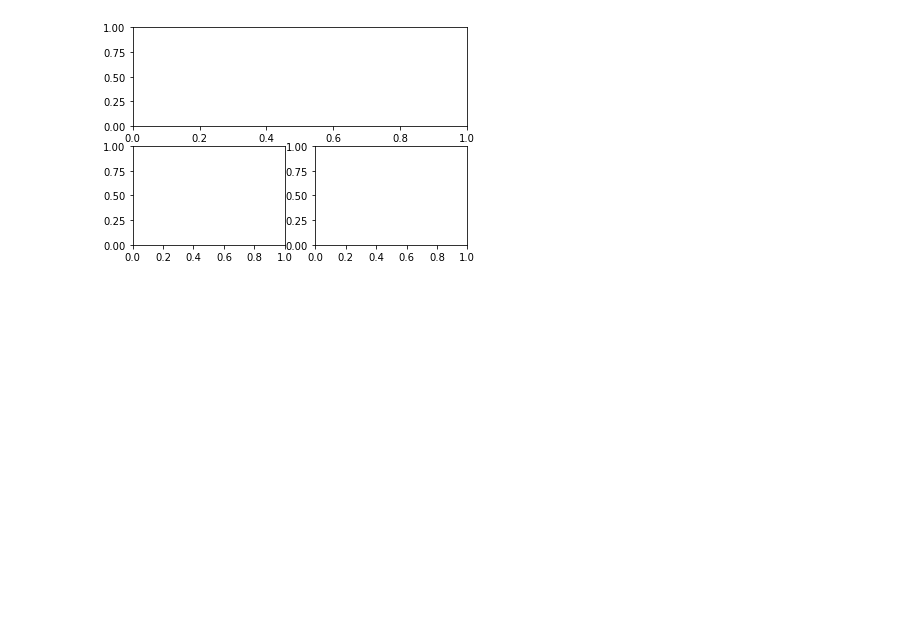
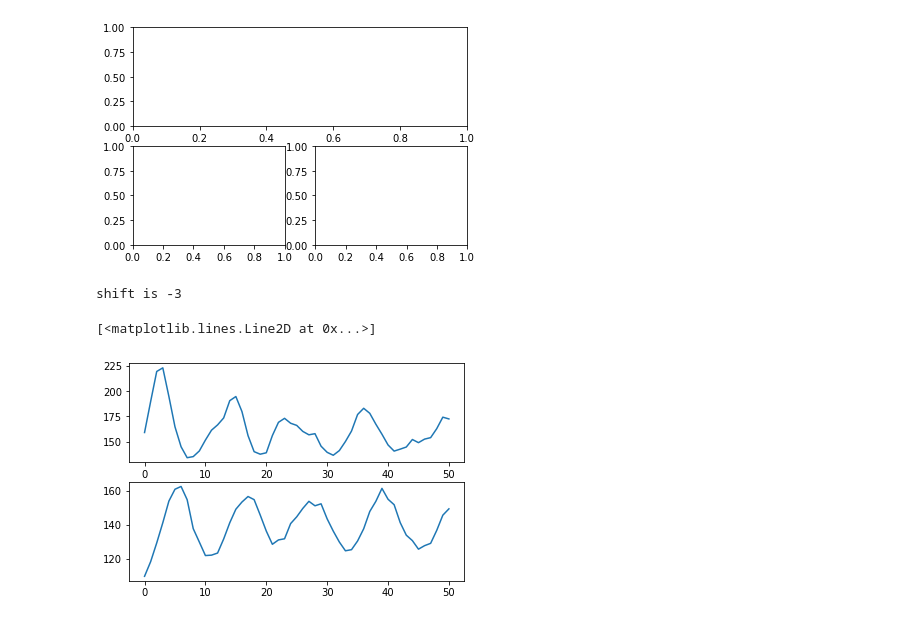
Before and after one commit to zacswider/waveAnalysis, a Jupyter notebook: 2-channel/testing.ipynb, the cells around one changed output. Drawn from its saved outputs; the diff is of its cells as text; code cells hidden in the pictures; blank space fills up the shorter version.

```diff
--- a/2-channel/testing.ipynb
+++ b/2-channel/testing.ipynb
@@ -217,3 +217,47 @@ mylist.append(fig2)
 # %%
 myfig = mylist[0]
 plt.show()
+# %%
+import scipy.signal as sig
+import matplotlib.pyplot as plt
+import numpy as np
+
+# method 1
+def findCCF(signal1, signal2):        #accepts a single array (one) channels), which will be correlated to it
+    assert len(signal1) == len(signal2), "input arrays must be the same size"
+    npts = signal1.shape[0]                                 #number of points is the depth of the 0 axis, which is the number of frames in the image
+    ccov = np.correlate(signal1 - signal1.mean(), signal2 - signal2.mean(), mode='full')    #compute full autocorrelation
+    ccor = ccov / (npts * signal1.std() * signal2.std())    #normalizes the crosscorr from -1 to +1
+    peaks, dict = sig.find_peaks(ccor)                      #ndarray with location of local maxima using scipy.signal.find_peaks
+    peaksDiff = abs(peaks - ccor.shape[0]//2)               #ndarray with the absolute difference between each peak and the middle value of the ccor array
+    delay = np.argmin(peaksDiff)                            #numpy.int64 reporting difference between the first peak and zero
+    delayIndex = peaks[delay]                               #index of the peak
+    actualShift = delayIndex - ccor.shape[0]//2             #actual shift value of first maxima minus middle of ccor
+
+    return(ccor, actualShift)                               #returns the ccor and the shift between signals
+
+# method 2
+def calc_CCF(signal_1, signal_2):
+    num_frames = signal_1.shape[0]
+    cc_curve = np.correlate(signal_1 - signal_1.mean(), signal_2 - signal_2.mean(), mode='full')
+    # normalize the curve
+    cc_curve = cc_curve / (num_frames * signal_1.std() * signal_2.std())
+    # find the peak closes to zero
+    peaks, _ = sig.find_peaks(cc_curve)
+    peaks_abs = abs(peaks - cc_curve.shape[0]//2)
+    delay_index = peaks[np.argmin(peaks_abs)]
+    shift = delay_index - cc_curve.shape[0]//2
+    return cc_curve, shift
+# %%
+signal1 = np.loadtxt('/Users/bementmbp/Desktop/ch1_list.txt')
+signal2 = np.loadtxt('/Users/bementmbp/Desktop/ch2_list.txt')
+# %%
+line, num = findCCF(signal1, signal2)
+print(f'shift is {num}')
+fig, (ax1, ax2) = plt.subplots(2, 1)
+ax1.plot(signal1)
+ax2.plot(signal2)
+# %% [output]
+shift is -3
+[<matplotlib.lines.Line2D at 0x...>]
+[figure, added]
```
Also changed, not shown: parts of 2 cells of this notebook.
